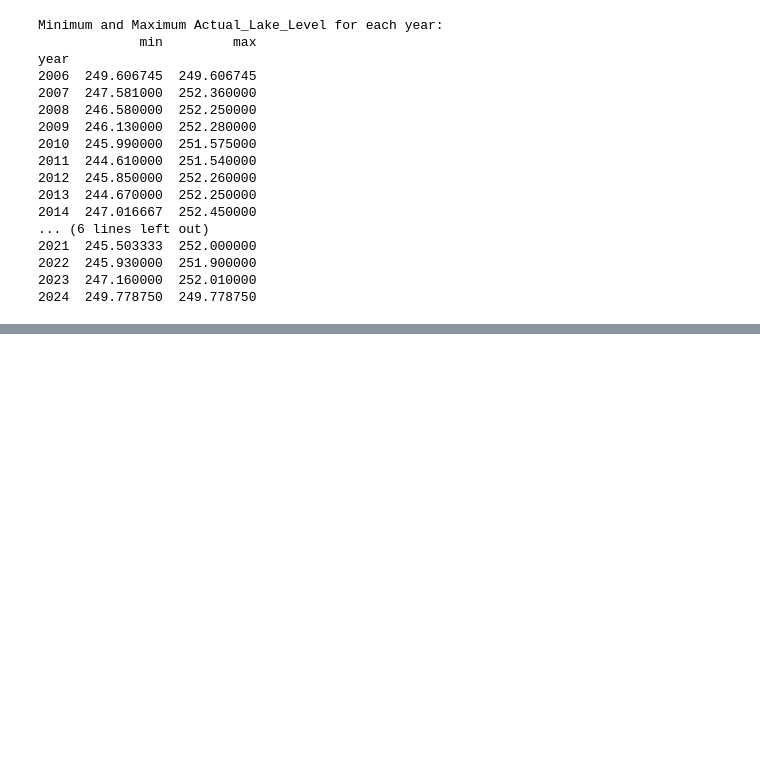
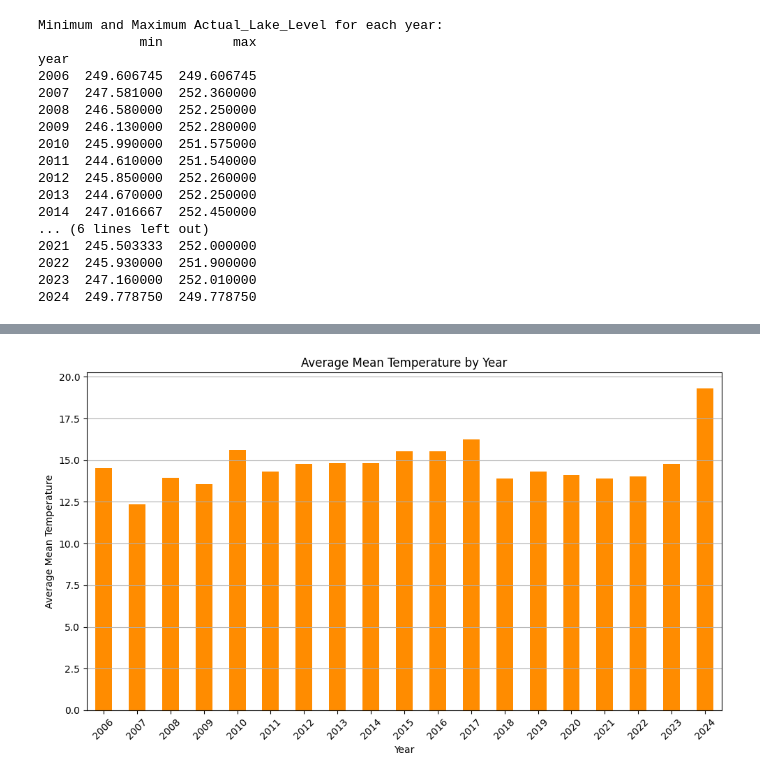
Before and after one commit to MohamamdAghaei/Acea-Smart-Water-Analytics, a Jupyter notebook: Big_Data_project_Water_Analytics.ipynb, the cells around one changed output, grey strips where cells are left out. Cells and saved outputs as stored; diff of their text form; code cells hidden in the pictures; blank space fills up the shorter version.

```diff
--- a/Big_Data_project_Water_Analytics.ipynb
+++ b/Big_Data_project_Water_Analytics.ipynb
@@ -279,0 +313,16 @@ year
+# %%
+# Group by year and calculate the mean Mean_Temp
+yearly_temp = df.groupby('year')['Mean_Temp'].mean()
+
+# Plotting the yearly average temperature
+plt.figure(figsize=(10, 6))
+yearly_temp.plot(kind='bar', color='darkorange')
+plt.xlabel('Year')
+plt.ylabel('Average Mean Temperature')
+plt.title('Average Mean Temperature by Year')
+plt.xticks(rotation=45)
+plt.grid(axis='y')
+plt.tight_layout()
+plt.show()
+# %% [output]
+[figure, added]
```
Also changed, not shown: parts of 4 cells of this notebook.
